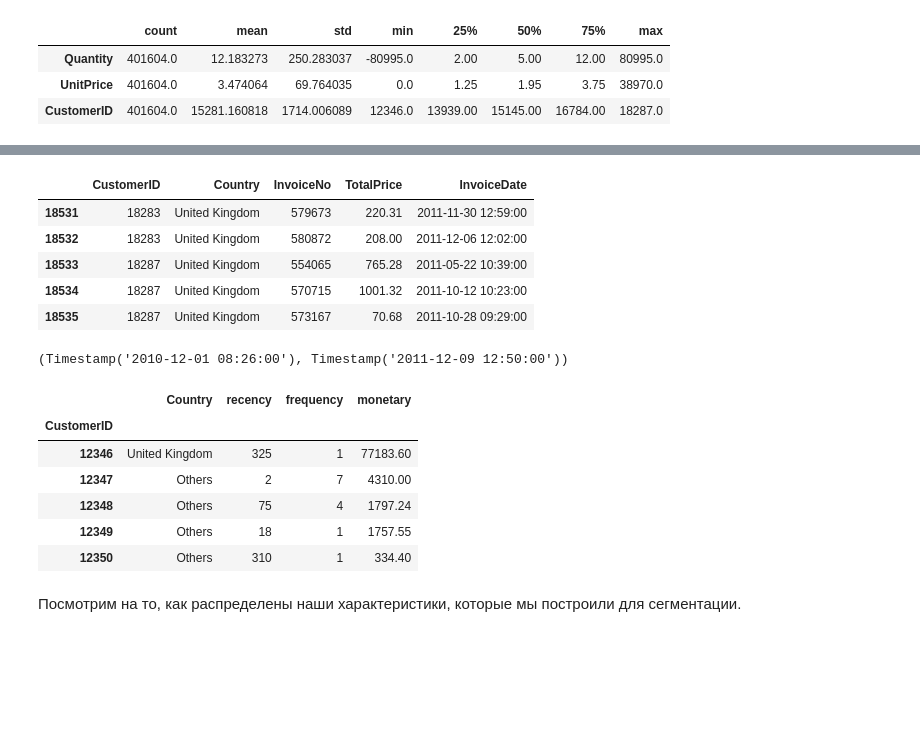
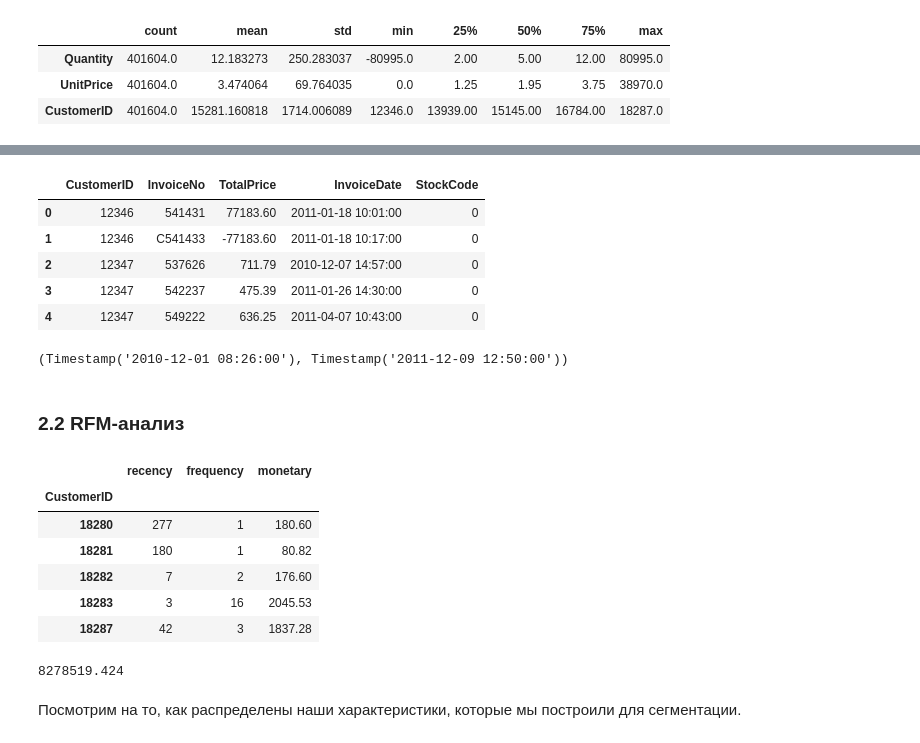
Before and after one commit to KonstantinElfimow/E-Commerce-Analysis, a Jupyter notebook: e_commerce_analysis.ipynb, the cells around one changed output, grey strips where cells are left out. Cells and saved outputs as stored; diff of their text form; code cells hidden in the pictures; blank space fills up the shorter version.

```diff
--- a/e_commerce_analysis.ipynb
+++ b/e_commerce_analysis.ipynb
@@ -192,3 +195,0 @@ df.describe().T
-# %%
-# Просто будем игнорировать отмену заказа
-df = df[df['Quantity'] > 0]
@@ -199,52 +207,66 @@ t = df[['CustomerID', 'Country', 'InvoiceDate', 'InvoiceNo', 'Quantity', 'UnitPr
+# %%
+t = df.copy()
 # %%
 # Колонка с итоговой суммой потраченной при покупке товаров в заказе
 t['TotalPrice'] = t['Quantity'] * t['UnitPrice']
 # %%
 # Создадим общую таблицу с суммой всего заказа пользователя. По ней и будем ориентироваться
+
 t = (
     t
-    .groupby(['CustomerID', 'Country', 'InvoiceNo'])
-    .agg({'TotalPrice': 'sum', 'InvoiceDate': 'min'})
+    .groupby(['CustomerID', 'InvoiceNo'])
+    .agg({'TotalPrice': 'sum',
+          'InvoiceDate': 'min',
+          'StockCode': lambda x: (x == 'D').sum()})
     .reset_index()
-    )
+)
+
+t.head()
+# %% [output]
+|  | CustomerID | InvoiceNo | TotalPrice | InvoiceDate | StockCode |
+| 0 | 12346 | 541431 | 77183.60 | 2011-01-18 10:01:00 | 0 |
+| 1 | 12346 | C541433 | -77183.60 | 2011-01-18 10:17:00 | 0 |
+| 2 | 12347 | 537626 | 711.79 | 2010-12-07 14:57:00 | 0 |
+| 3 | 12347 | 542237 | 475.39 | 2011-01-26 14:30:00 | 0 |
+| 4 | 12347 | 549222 | 636.25 | 2011-04-07 10:43:00 | 0 |
-# %%
-t.tail()
-# %% [output]
-|  | CustomerID | Country | InvoiceNo | TotalPrice | InvoiceDate |
-| 18531 | 18283 | United Kingdom | 579673 | 220.31 | 2011-11-30 12:59:00 |
-| 18532 | 18283 | United Kingdom | 580872 | 208.00 | 2011-12-06 12:02:00 |
-| 18533 | 18287 | United Kingdom | 554065 | 765.28 | 2011-05-22 10:39:00 |
-| 18534 | 18287 | United Kingdom | 570715 | 1001.32 | 2011-10-12 10:23:00 |
-| 18535 | 18287 | United Kingdom | 573167 | 70.68 | 2011-10-28 09:29:00 |
 # %%
 t['InvoiceDate'].min(), t['InvoiceDate'].max()
 # %% [output]
 (Timestamp('2010-12-01 08:26:00'), Timestamp('2011-12-09 12:50:00'))
 # %%
 PRESENT = dt.datetime(2011, 12, 10)  # Самая новая дата
+# %% [markdown]
+### 2.2 RFM-анализ
 # %%
 rfm = (
     t.groupby('CustomerID')
     .agg({
-        'Country': lambda x: x.mode(),
         'InvoiceDate': lambda x: (PRESENT - x.max()).days,
-        'InvoiceNo': 'count',
-        'TotalPrice': 'sum'
+        'InvoiceNo': lambda x: x.count() - x.str.startswith('C').sum(),
+        'TotalPrice': lambda x: x.sum()
     })
-).rename(columns={
+)
+
+rfm['InvoiceNo'] = rfm['InvoiceNo'] + t.groupby('CustomerID')['StockCode'].any()
+rfm = rfm.rename(columns={
+    'InvoiceNo': 'frequency',
     'InvoiceDate': 'recency',
-    'InvoiceNo': 'frequency',
-    'TotalPrice': 'monetary'})
+    'TotalPrice': 'monetary'
+    })
 # %%
-rfm.head()
+rfm.tail()
 # %% [output]
-|  | Country | recency | frequency | monetary |
-| CustomerID |  |  |  |  |
-| 12346 | United Kingdom | 325 | 1 | 77183.60 |
-| 12347 | Others | 2 | 7 | 4310.00 |
-| 12348 | Others | 75 | 4 | 1797.24 |
-| 12349 | Others | 18 | 1 | 1757.55 |
-| 12350 | Others | 310 | 1 | 334.40 |
+|  | recency | frequency | monetary |
+| CustomerID |  |  |  |
+| 18280 | 277 | 1 | 180.60 |
+| 18281 | 180 | 1 | 80.82 |
+| 18282 | 7 | 2 | 176.60 |
+| 18283 | 3 | 16 | 2045.53 |
+| 18287 | 42 | 3 | 1837.28 |
+# %%
+rfm['monetary'].sum()
+# %% [output]
+8278519.424
 # %% [markdown]
 Посмотрим на то, как распределены наши характеристики, которые мы построили для сегментации.
 # %%
```
Also changed, not shown: parts of 47 cells of this notebook.
